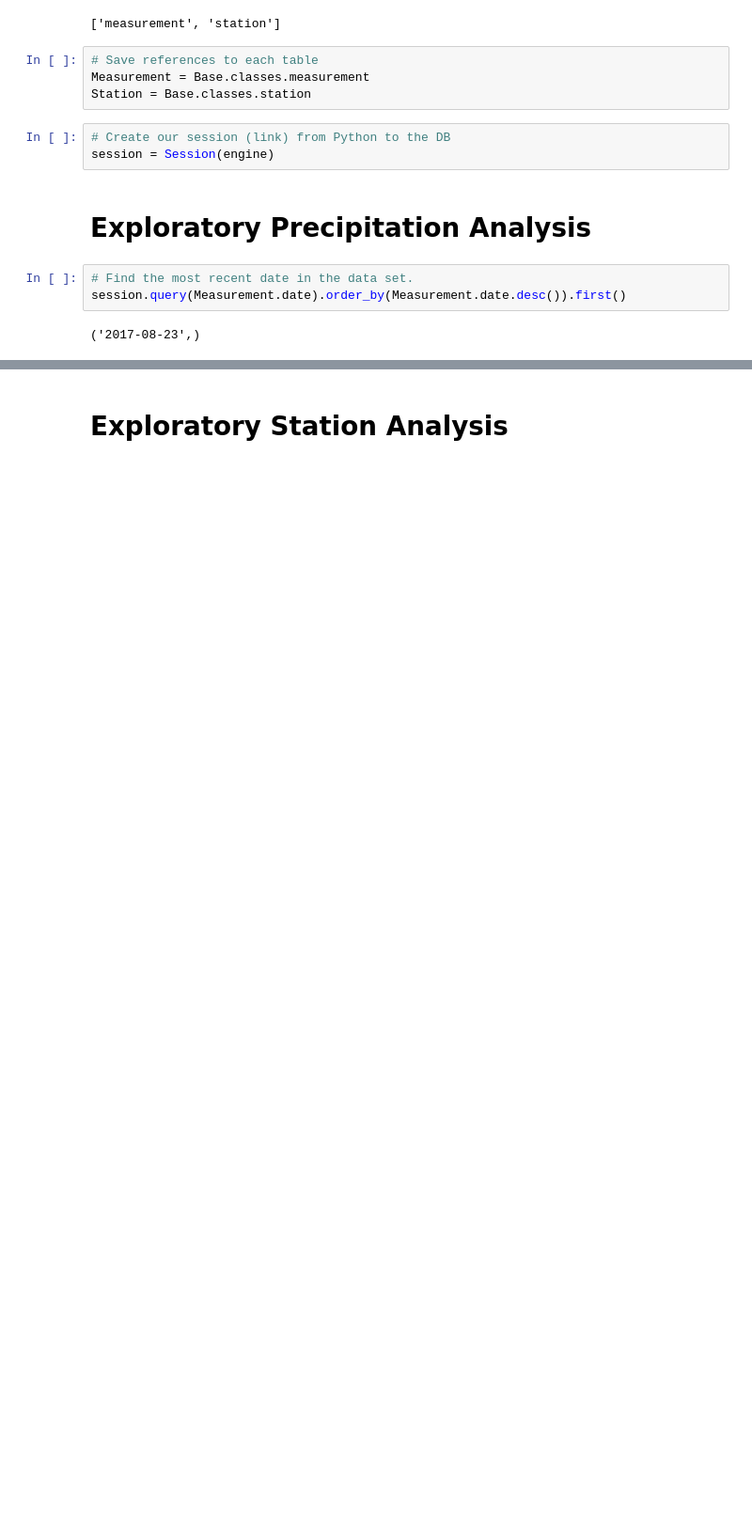
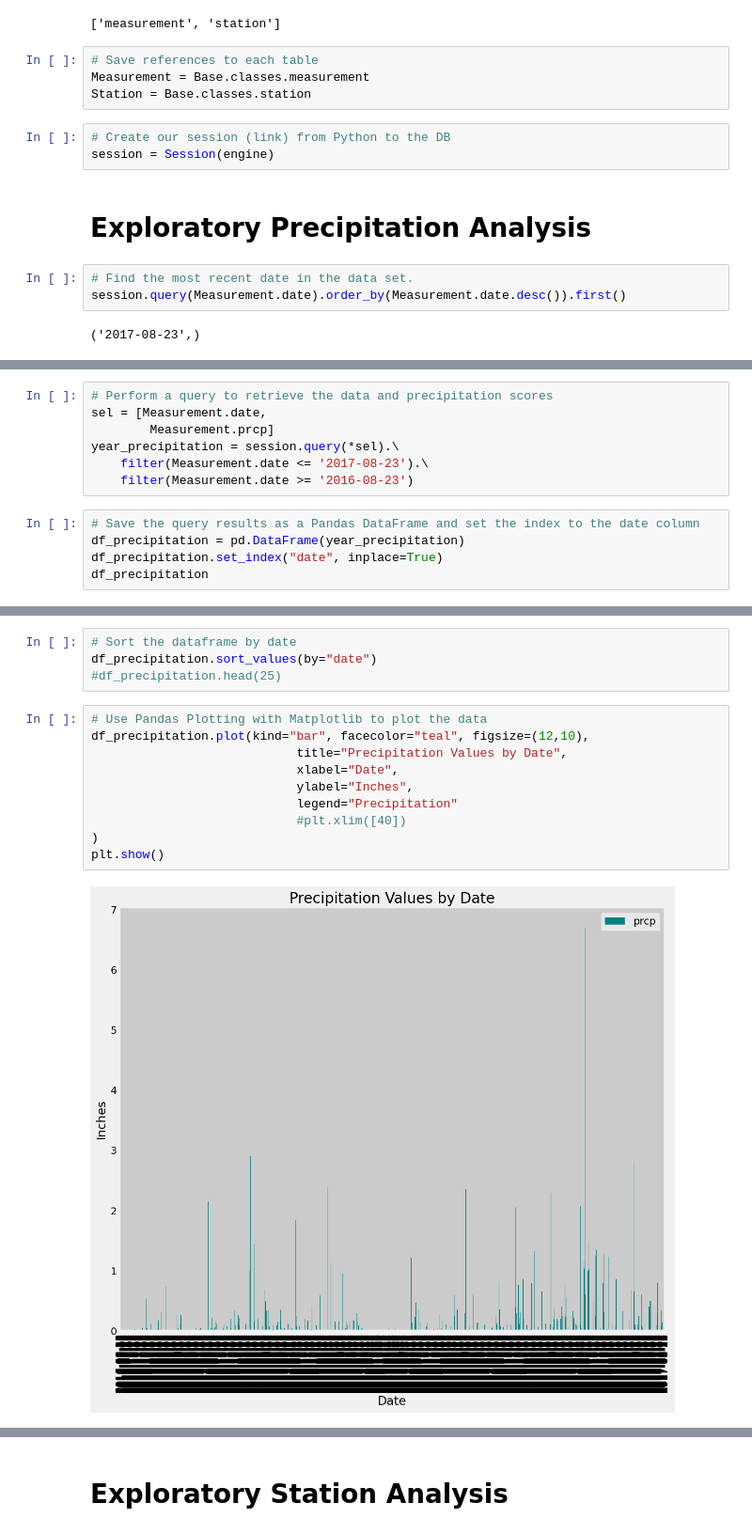
Before and after one commit to rchascall/sqlalchemy-challenge, a Jupyter notebook: SurfsUp/climate_starter.ipynb, the cells around one changed output, grey strips where cells are left out. Shown at 94% size. Cells and saved outputs as stored; diff of their text form; blank space fills up the shorter version.

```diff
--- a/SurfsUp/climate_starter.ipynb
+++ b/SurfsUp/climate_starter.ipynb
@@ -89,0 +50,12 @@ df
+# %%
+# Perform a query to retrieve the data and precipitation scores
+sel = [Measurement.date,
+        Measurement.prcp]
+year_precipitation = session.query(*sel).\
+    filter(Measurement.date <= '2017-08-23').\
+    filter(Measurement.date >= '2016-08-23')
+# %%
+# Save the query results as a Pandas DataFrame and set the index to the date column
+df_precipitation = pd.DataFrame(year_precipitation)
+df_precipitation.set_index("date", inplace=True)
+df_precipitation
@@ -90,2 +77,18 @@ df
+# %%
+# Sort the dataframe by date
+df_precipitation.sort_values(by="date")
+#df_precipitation.head(25)
+# %%
+# Use Pandas Plotting with Matplotlib to plot the data
+df_precipitation.plot(kind="bar", facecolor="teal", figsize=(12,10),
+                            title="Precipitation Values by Date",
+                            xlabel="Date",
+                            ylabel="Inches",
+                            legend="Precipitation"
+                            #plt.xlim([40])
+)
+plt.show()
+# %% [output]
+[figure, added]
 # %%
 # Use Pandas to calcualte the summary statistics for the precipitation data
```
Also changed, not shown: parts of 5 cells of this notebook.
